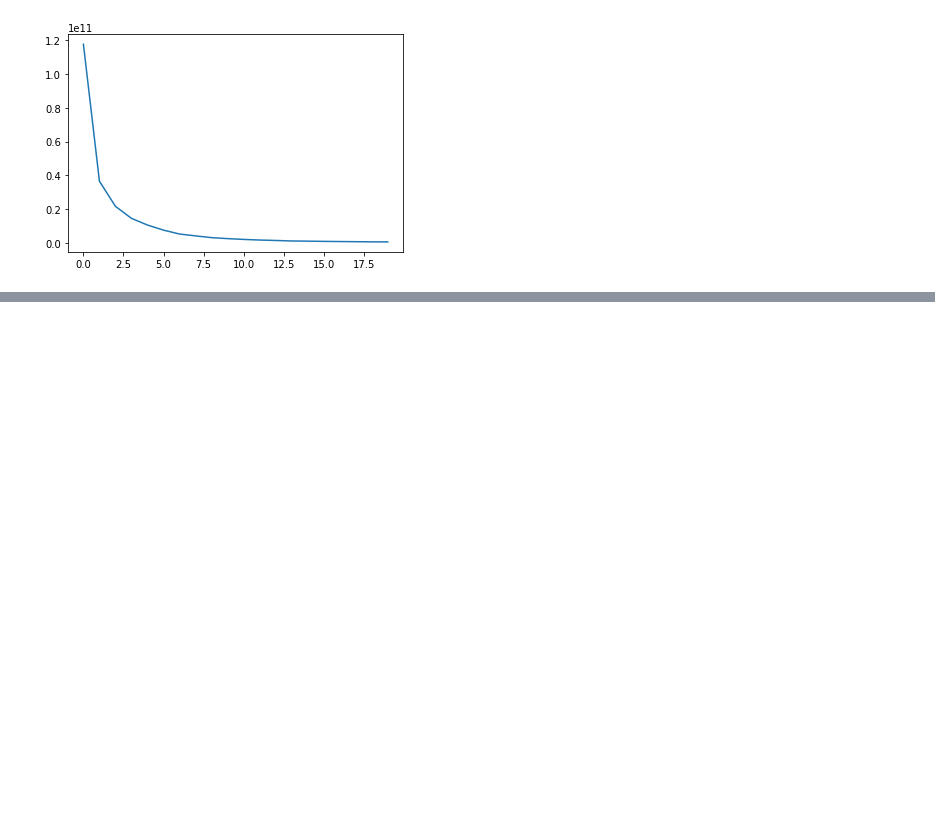
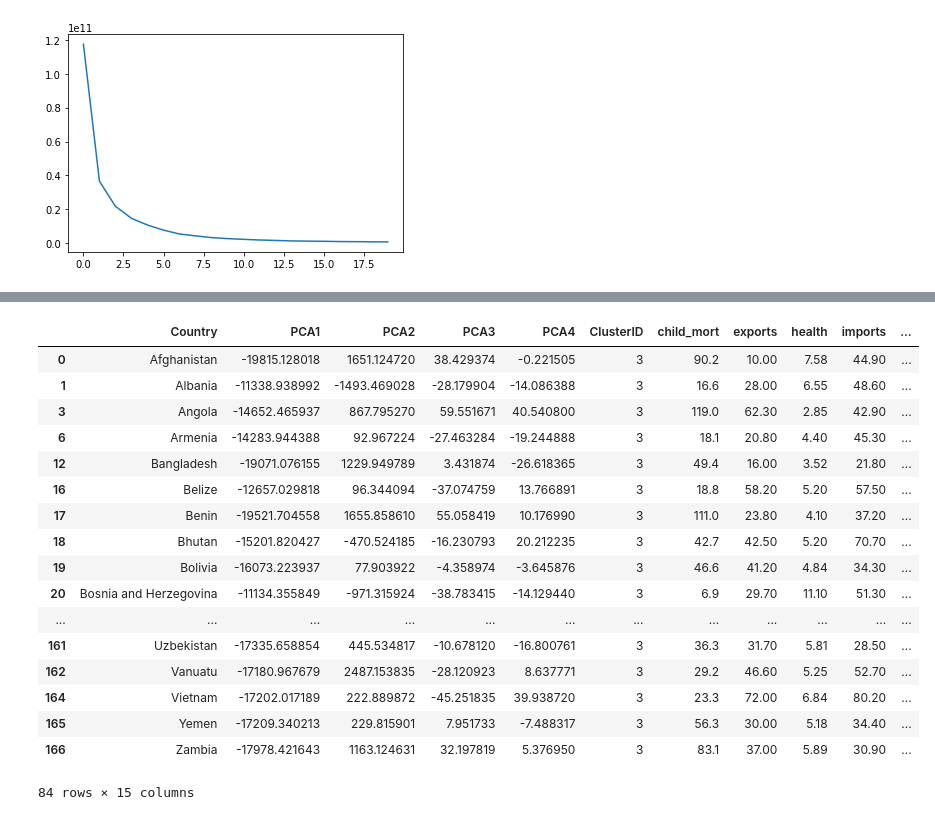
Before and after one commit to vinayjaini/MyNewProject, a Jupyter notebook: VinayJaini_PCA_Clustering.ipynb, the cells around one changed output, grey strips where cells are left out. Saved outputs shown, nothing was run; the diff lists cells and outputs as text; code cells hidden in the pictures; blank space fills up the shorter version.

```diff
--- a/VinayJaini_PCA_Clustering.ipynb
+++ b/VinayJaini_PCA_Clustering.ipynb
@@ -480,3 +473,26 @@ ValueError: Wrong number of items passed 1, placement implies 5
+# %%
+poor_df=df_variables.loc[df_variables["ClusterID"]== 3]
+# %%
+poor_df
+# %% [output]
+|  | Country | PCA1 | PCA2 | PCA3 | PCA4 | ClusterID | child_mort | exports | health | imports | ... |
+| 0 | Afghanistan | -19815.128018 | 1651.124720 | 38.429374 | -0.221505 | 3 | 90.2 | 10.00 | 7.58 | 44.90 | ... |
+| 1 | Albania | -11338.938992 | -1493.469028 | -28.179904 | -14.086388 | 3 | 16.6 | 28.00 | 6.55 | 48.60 | ... |
+| 3 | Angola | -14652.465937 | 867.795270 | 59.551671 | 40.540800 | 3 | 119.0 | 62.30 | 2.85 | 42.90 | ... |
+| 6 | Armenia | -14283.944388 | 92.967224 | -27.463284 | -19.244888 | 3 | 18.1 | 20.80 | 4.40 | 45.30 | ... |
+| 12 | Bangladesh | -19071.076155 | 1229.949789 | 3.431874 | -26.618365 | 3 | 49.4 | 16.00 | 3.52 | 21.80 | ... |
+| 16 | Belize | -12657.029818 | 96.344094 | -37.074759 | 13.766891 | 3 | 18.8 | 58.20 | 5.20 | 57.50 | ... |
+| 17 | Benin | -19521.704558 | 1655.858610 | 55.058419 | 10.176990 | 3 | 111.0 | 23.80 | 4.10 | 37.20 | ... |
+| 18 | Bhutan | -15201.820427 | -470.524185 | -16.230793 | 20.212235 | 3 | 42.7 | 42.50 | 5.20 | 70.70 | ... |
+| 19 | Bolivia | -16073.223937 | 77.903922 | -4.358974 | -3.645876 | 3 | 46.6 | 41.20 | 4.84 | 34.30 | ... |
+| 20 | Bosnia and Herzegovina | -11134.355849 | -971.315924 | -38.783415 | -14.129440 | 3 | 6.9 | 29.70 | 11.10 | 51.30 | ... |
+| ... | ... | ... | ... | ... | ... | ... | ... | ... | ... | ... | ... |
+| 161 | Uzbekistan | -17335.658854 | 445.534817 | -10.678120 | -16.800761 | 3 | 36.3 | 31.70 | 5.81 | 28.50 | ... |
+| 162 | Vanuatu | -17180.967679 | 2487.153835 | -28.120923 | 8.637771 | 3 | 29.2 | 46.60 | 5.25 | 52.70 | ... |
+| 164 | Vietnam | -17202.017189 | 222.889872 | -45.251835 | 39.938720 | 3 | 23.3 | 72.00 | 6.84 | 80.20 | ... |
+| 165 | Yemen | -17209.340213 | 229.815901 | 7.951733 | -7.488317 | 3 | 56.3 | 30.00 | 5.18 | 34.40 | ... |
+| 166 | Zambia | -17978.421643 | 1163.124631 | 32.197819 | 5.376950 | 3 | 83.1 | 37.00 | 5.89 | 30.90 | ... |
+84 rows × 15 columns
 # %%
 # To perform Hierarchical clustering
 from scipy.cluster.hierarchy import linkage
```
Also changed, not shown: parts of 20 cells of this notebook.
